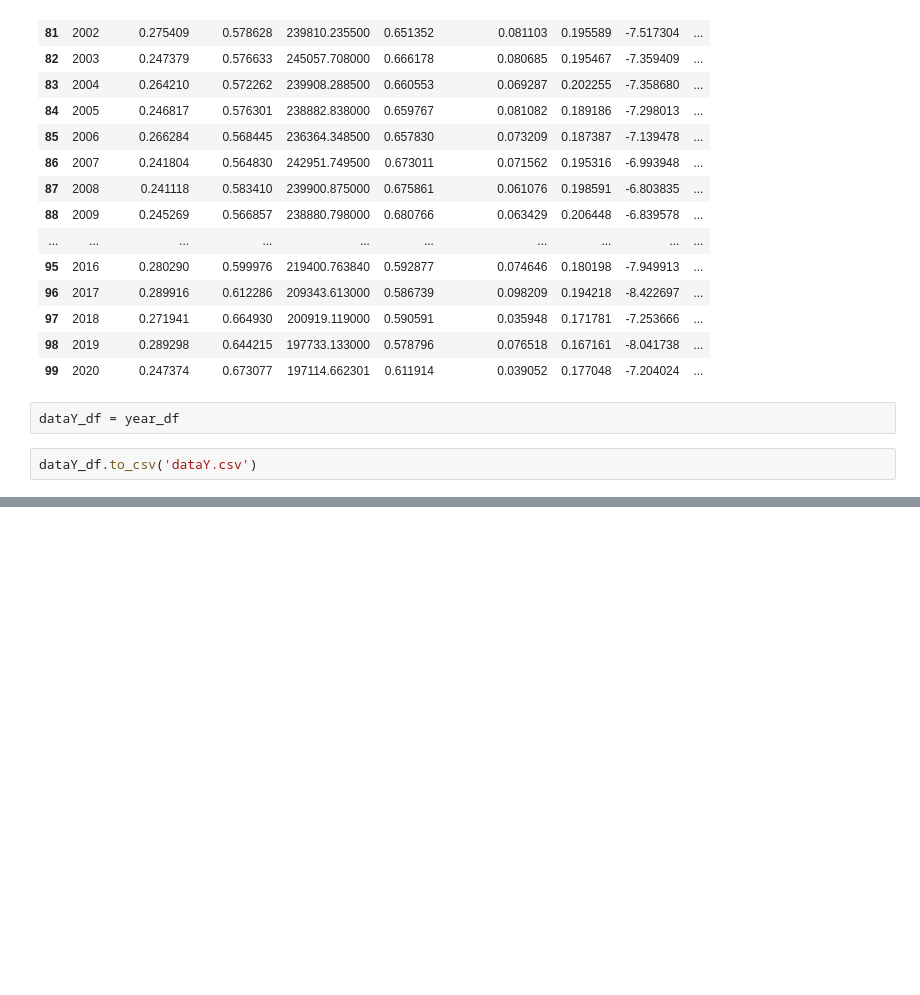
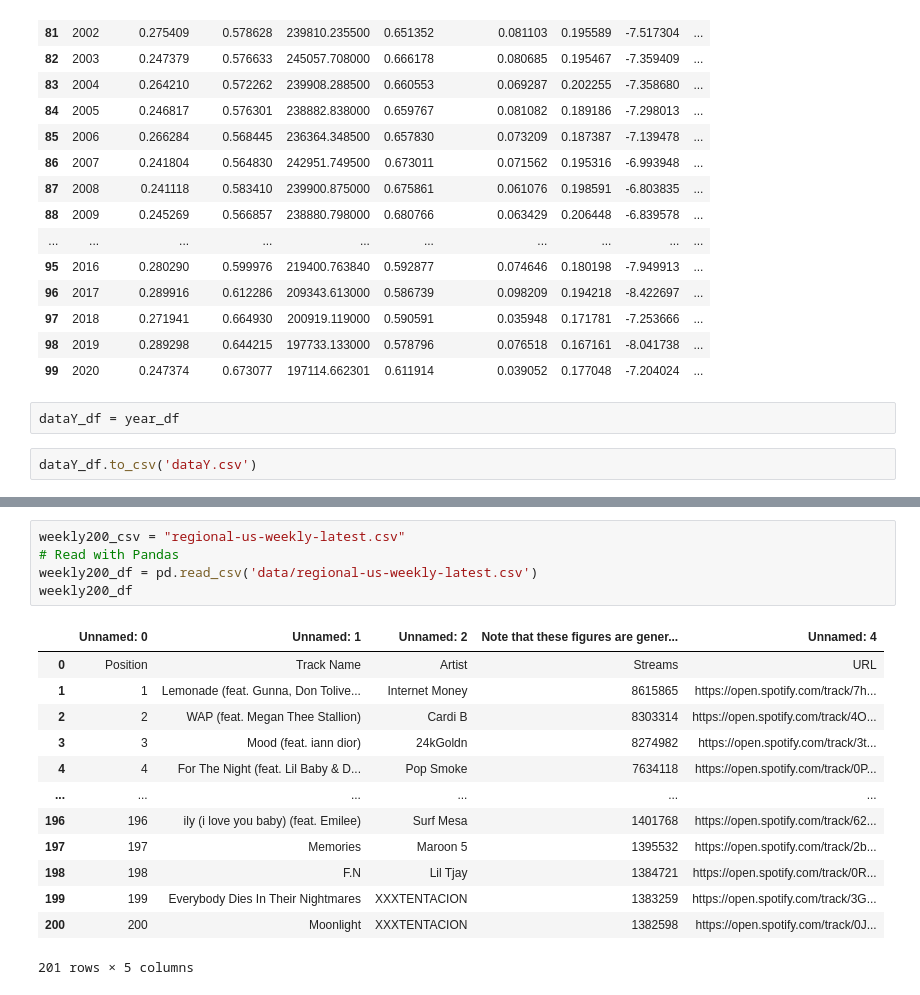
Before and after one commit to crchunn/Final-Project, a Jupyter notebook: Spotify data.ipynb, the cells around one changed output, grey strips where cells are left out. Drawn from its saved outputs; the diff is of its cells as text; blank space fills up the shorter version.

```diff
--- a/Spotify data.ipynb
+++ b/Spotify data.ipynb
@@ -245,0 +233,19 @@ if __name__ == '__main__':
+# %%
+weekly200_csv = "regional-us-weekly-latest.csv"
+# Read with Pandas
+weekly200_df = pd.read_csv('data/regional-us-weekly-latest.csv')
+weekly200_df
+# %% [output]
+|  | Unnamed: 0 | Unnamed: 1 | Unnamed: 2 | Note that these figures are gener... | Unnamed: 4 |
+| 0 | Position | Track Name | Artist | Streams | URL |
+| 1 | 1 | Lemonade (feat. Gunna, Don Tolive... | Internet Money | 8615865 | https://open.spotify.com/track/7h... |
+| 2 | 2 | WAP (feat. Megan Thee Stallion) | Cardi B | 8303314 | https://open.spotify.com/track/4O... |
+| 3 | 3 | Mood (feat. iann dior) | 24kGoldn | 8274982 | https://open.spotify.com/track/3t... |
+| 4 | 4 | For The Night (feat. Lil Baby & D... | Pop Smoke | 7634118 | https://open.spotify.com/track/0P... |
+| ... | ... | ... | ... | ... | ... |
+| 196 | 196 | ily (i love you baby) (feat. Emilee) | Surf Mesa | 1401768 | https://open.spotify.com/track/62... |
+| 197 | 197 | Memories | Maroon 5 | 1395532 | https://open.spotify.com/track/2b... |
+| 198 | 198 | F.N | Lil Tjay | 1384721 | https://open.spotify.com/track/0R... |
+| 199 | 199 | Everybody Dies In Their Nightmares | XXXTENTACION | 1383259 | https://open.spotify.com/track/3G... |
+| 200 | 200 | Moonlight | XXXTENTACION | 1382598 | https://open.spotify.com/track/0J... |
+201 rows × 5 columns
```
Also changed, not shown: parts of 7 cells of this notebook, 7 other files.
